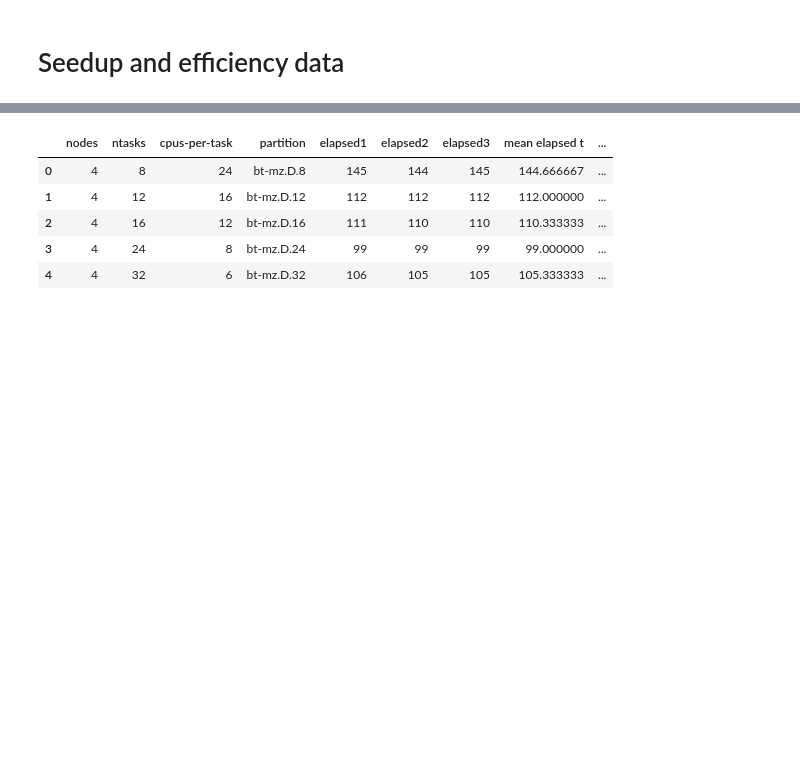
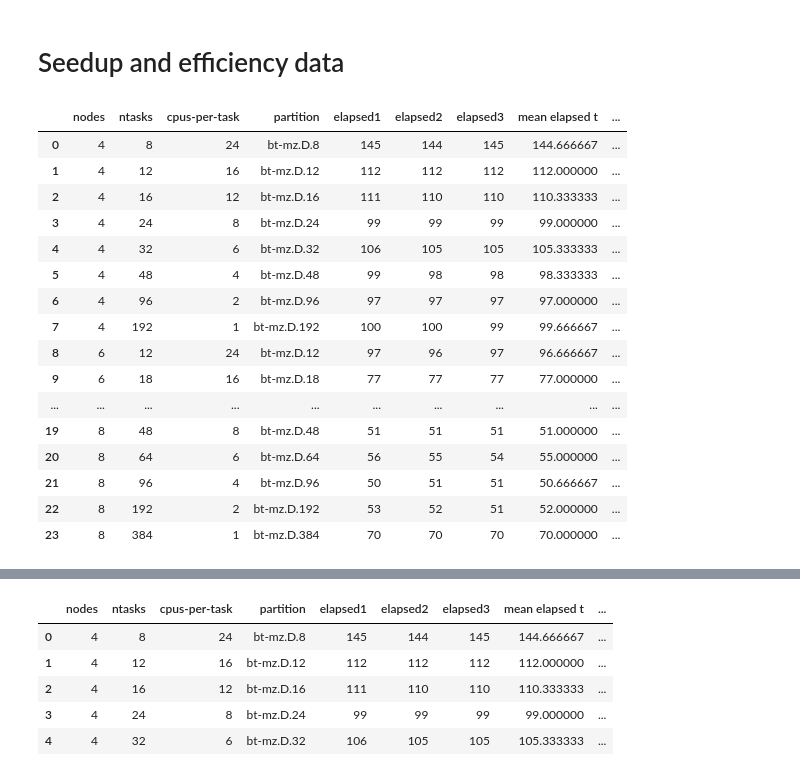
Before and after one commit to 0J0P0/High-Performance-Computing-Project, a Jupyter notebook: plot.ipynb, the cells around one changed output, grey strips where cells are left out. Saved outputs shown, nothing was run; the diff lists cells and outputs as text; code cells hidden in the pictures; blank space fills up the shorter version.

```diff
--- a/plot.ipynb
+++ b/plot.ipynb
@@ -224,6 +224,26 @@ bt['empirical speedup'] = t1_bt/bt['mean elapsed t']
 sp['empirical speedup'] = t1_sp/sp['mean elapsed t']
 lu['empirical speedup'] = t1_lu/lu['mean elapsed t']
 # add a column named 'efficiency' to the dataframes
-bt['efficiency'] = bt['empirical speedup']/(bt['cpus-per-task']*bt['ntasks'])
-sp['efficiency'] = sp['empirical speedup']/(sp['cpus-per-task']*sp['ntasks'])
-lu['efficiency'] = lu['empirical speedup']/(lu['cpus-per-task']*lu['ntasks'])
+bt['efficiency'] = bt['empirical speedup']*8/(bt['cpus-per-task']* bt['ntasks'])
+sp['efficiency'] = sp['empirical speedup']*8/(sp['cpus-per-task']* sp['ntasks'])
+lu['efficiency'] = lu['empirical speedup']*8/(lu['cpus-per-task']* lu['ntasks'])
+# %%
+bt
+# %% [output]
+|  | nodes | ntasks | cpus-per-task | partition | elapsed1 | elapsed2 | elapsed3 | mean elapsed t | ... |
+| 0 | 4 | 8 | 24 | bt-mz.D.8 | 145 | 144 | 145 | 144.666667 | ... |
+| 1 | 4 | 12 | 16 | bt-mz.D.12 | 112 | 112 | 112 | 112.000000 | ... |
+| 2 | 4 | 16 | 12 | bt-mz.D.16 | 111 | 110 | 110 | 110.333333 | ... |
+| 3 | 4 | 24 | 8 | bt-mz.D.24 | 99 | 99 | 99 | 99.000000 | ... |
+| 4 | 4 | 32 | 6 | bt-mz.D.32 | 106 | 105 | 105 | 105.333333 | ... |
+| 5 | 4 | 48 | 4 | bt-mz.D.48 | 99 | 98 | 98 | 98.333333 | ... |
+| 6 | 4 | 96 | 2 | bt-mz.D.96 | 97 | 97 | 97 | 97.000000 | ... |
+| 7 | 4 | 192 | 1 | bt-mz.D.192 | 100 | 100 | 99 | 99.666667 | ... |
+| 8 | 6 | 12 | 24 | bt-mz.D.12 | 97 | 96 | 97 | 96.666667 | ... |
+| 9 | 6 | 18 | 16 | bt-mz.D.18 | 77 | 77 | 77 | 77.000000 | ... |
+| ... | ... | ... | ... | ... | ... | ... | ... | ... | ... |
+| 19 | 8 | 48 | 8 | bt-mz.D.48 | 51 | 51 | 51 | 51.000000 | ... |
+| 20 | 8 | 64 | 6 | bt-mz.D.64 | 56 | 55 | 54 | 55.000000 | ... |
+| 21 | 8 | 96 | 4 | bt-mz.D.96 | 50 | 51 | 51 | 50.666667 | ... |
+| 22 | 8 | 192 | 2 | bt-mz.D.192 | 53 | 52 | 51 | 52.000000 | ... |
+| 23 | 8 | 384 | 1 | bt-mz.D.384 | 70 | 70 | 70 | 70.000000 | ... |
```
Also changed, not shown: parts of 12 cells of this notebook, 11 other files.
